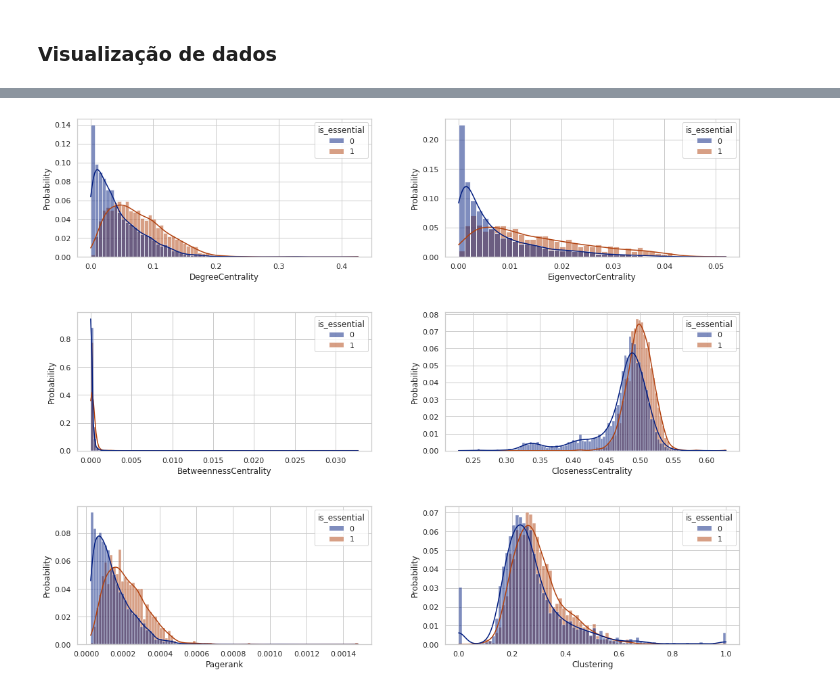
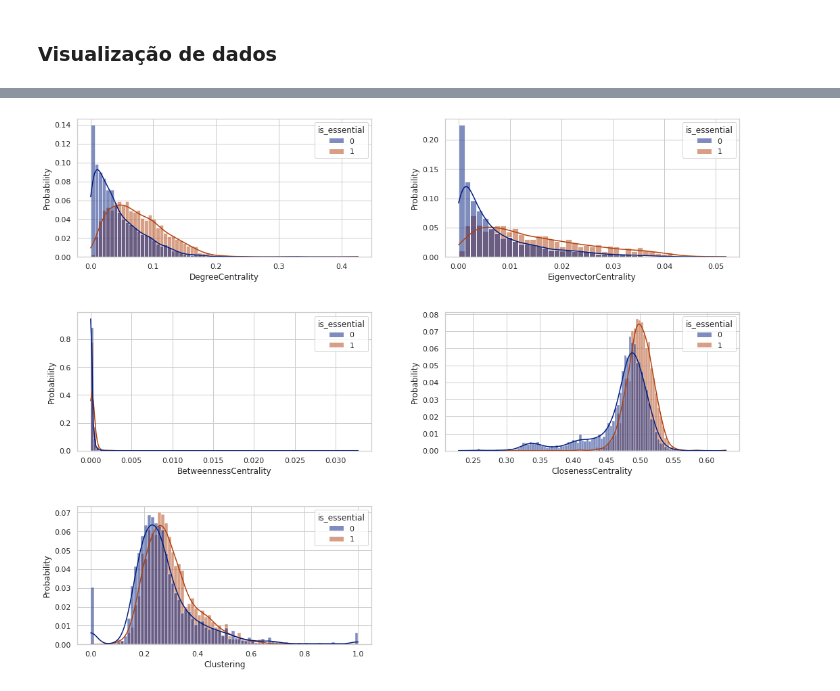
Before and after one commit to JessicaIta/deg-data-essentiality, a Jupyter notebook: STRING-deg-essenciality.ipynb, the cells around one changed output, grey strips where cells are left out. Saved outputs shown, nothing was run; the diff lists cells and outputs as text; code cells hidden in the pictures.

```diff
--- a/STRING-deg-essenciality.ipynb
+++ b/STRING-deg-essenciality.ipynb
@@ -338,7 +232,7 @@ nx.draw_networkx(graph, pos=pos, node_size=12, with_labels=False, width=0.15)
 # %% [markdown]
 ### Visualização de dados
 # %%
-df = pd.read_csv("proteins_features.csv")
+df = pd.read_csv("proteins_features_cerevisiae.csv")
 df
 # %% [output]
 |  | Protein_key | DegreeCentrality | EigenvectorCentrality | BetweennessCentrality | ClosenessCentrality | ... |
@@ -404,38 +298,31 @@ sns.set_theme(style="whitegrid", palette="dark")
 
 # Dados para cada subplot
 
 plt.subplot(321)
 sns.histplot(data=df, x="DegreeCentrality", hue="is_essential",
              stat="probability", common_norm=False, kde=True)
 
 plt.subplot(322)
 sns.histplot(data=df, x="EigenvectorCentrality", hue="is_essential",
             stat="probability", common_norm=False, kde=True)
 
 plt.subplot(323)
 sns.histplot(data=df, x="BetweennessCentrality", hue="is_essential", bins = 100,
             stat="probability", common_norm=False, kde=True)
 
 plt.subplot(324)
 sns.histplot(data=df, x="ClosenessCentrality", hue="is_essential",
             stat="probability", common_norm=False, kde=True)
 
 plt.subplot(325)
-sns.histplot(data=df, x="Pagerank", hue="is_essential",
-            stat="probability", common_norm=False, kde=True)
-
-plt.subplot(326)
 sns.histplot(data=df, x="Clustering", hue="is_essential",
             stat="probability", common_norm=False, kde=True)
-
-
-
 
 
 plt.subplots_adjust(top=0.95, bottom=0.05, left=0.10, right=0.95, hspace=0.4,
                     wspace=0.25)
 
 plt.savefig("results.jpg")
 plt.show()
 # %% [output]
-[figure, old version]
+[figure, new version]
```
Also changed, not shown: parts of 21 cells of this notebook, 1 other file.
